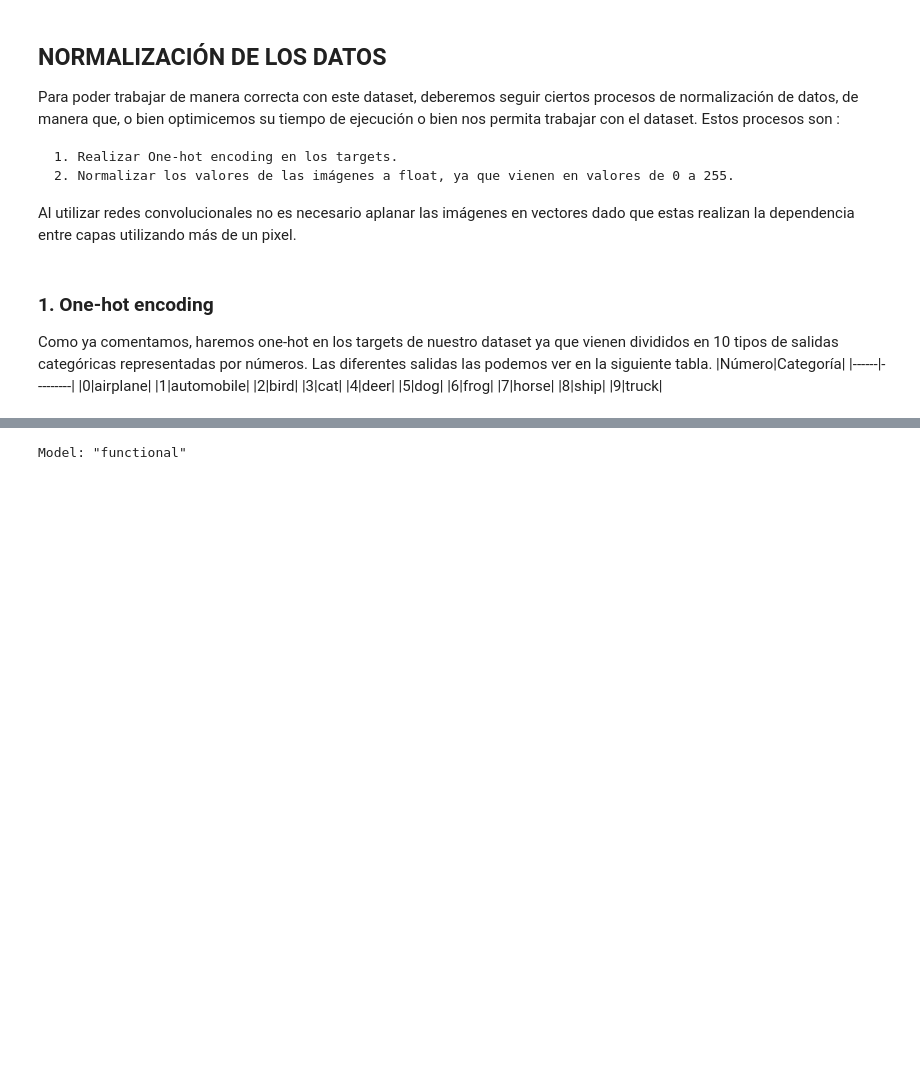
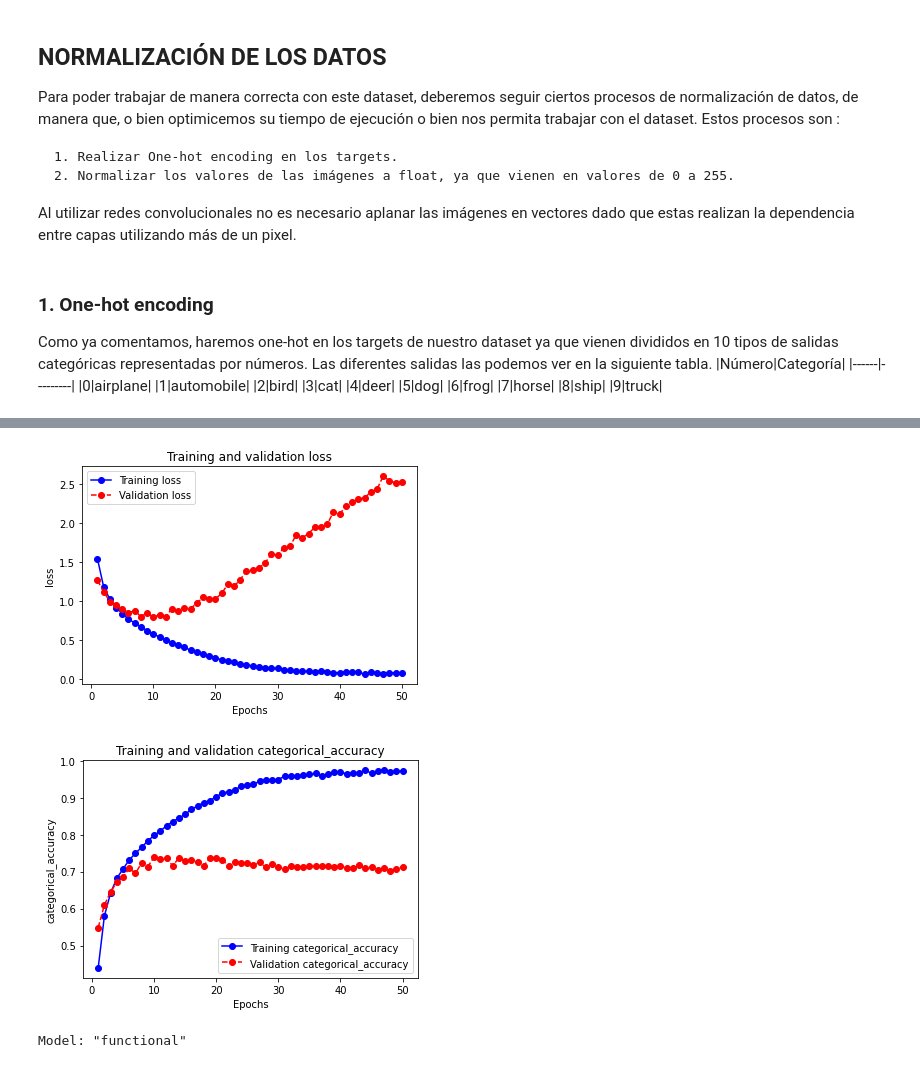
Before and after one commit to PepeRoConde/AP_FoleRomero, a Jupyter notebook: P2_CNN_HfaJrc.ipynb, the cells around one changed output, grey strips where cells are left out. Cells and saved outputs as stored; diff of their text form; code cells hidden in the pictures; blank space fills up the shorter version.

Commit message:
DIversas pruebas modelos

```diff
--- a/P2_CNN_HfaJrc.ipynb
+++ b/P2_CNN_HfaJrc.ipynb
@@ -66,4 +68,6 @@ Como ya dijimos, en este apartado realizaremos la parte de normalización de dat
 # %%
+x_train = x_train.astype('float32')
+x_test = x_test.astype('float32')
 x_train = x_train / 255.0
 x_test = x_test / 255.0
 # %% [markdown]
@@ -76,0 +90,13 @@ Las redes neuronales convolucionales son un tipo de red que usa datos tridimensi
+# %%
+def plot(train, validation, title):
+    plt.clf()
+    epochs = range(1, len(train) + 1)
+
+    plt.plot(epochs, train, 'b-o', label='Training ' + title)
+    plt.plot(epochs, validation, 'r--o', label='Validation '+ title)
+
+    plt.title('Training and validation ' + title)
+    plt.xlabel('Epochs')
+    plt.ylabel(title)
+    plt.legend()
+    plt.show()
@@ -79,21 +109,25 @@ Comenzaremos creando una red sencilla para ver el funcionamiento y composición
 # %%
-from keras import layers
 inputs = keras.Input(shape=(32, 32, 3))
 x = layers.Conv2D(filters=32, kernel_size=3, activation="relu")(inputs)
 x = layers.MaxPooling2D(pool_size=2)(x)
-x = layers.Conv2D(filters=64, kernel_size=3, activation="relu")(x)
+x = layers.Conv2D(filters=64, kernel_size=4, activation="relu")(x)
 x = layers.MaxPooling2D(pool_size=2)(x)
 x = layers.Conv2D(filters=128, kernel_size=3, activation="relu")(x)
-
-
-# Classification part
 x = layers.Flatten()(x)
 outputs = layers.Dense(10, activation="softmax")(x)
 model = keras.Model(inputs=inputs, outputs=outputs)
+
 #Compile
 model.compile(optimizer="adam",
     loss=keras.losses.CategoricalCrossentropy(),
     metrics=[keras.metrics.CategoricalAccuracy()])
+#Callback
+callbacks = [
+    keras.callbacks.ModelCheckpoint(
+        filepath="cnn_cats_dogs_with_augmentation.keras",
+        save_best_only=True,
+        monitor="val_loss")
+]
 #Fitting
-model.fit(x_train, y_train, epochs=10, batch_size=64)
+history = model.fit(x_train, y_train,validation_split = 0.1 ,epochs=50, batch_size=64,callbacks = callbacks)
 # %% [output]
@@ -121,3 +157,9 @@ print(f"Test accuracy: {acc:.3f}")
+# %%
+plot(history.history['loss'], history.history['val_loss'], 'loss')
+plot(history.history['categorical_accuracy'], history.history['val_categorical_accuracy'], 'categorical_accuracy')
+# %% [output]
+[figure, added]
+[figure, added]
 # %%
 model.summary()
 # %% [output]
```
Also changed, not shown: parts of 23 cells of this notebook, 1 other file.
